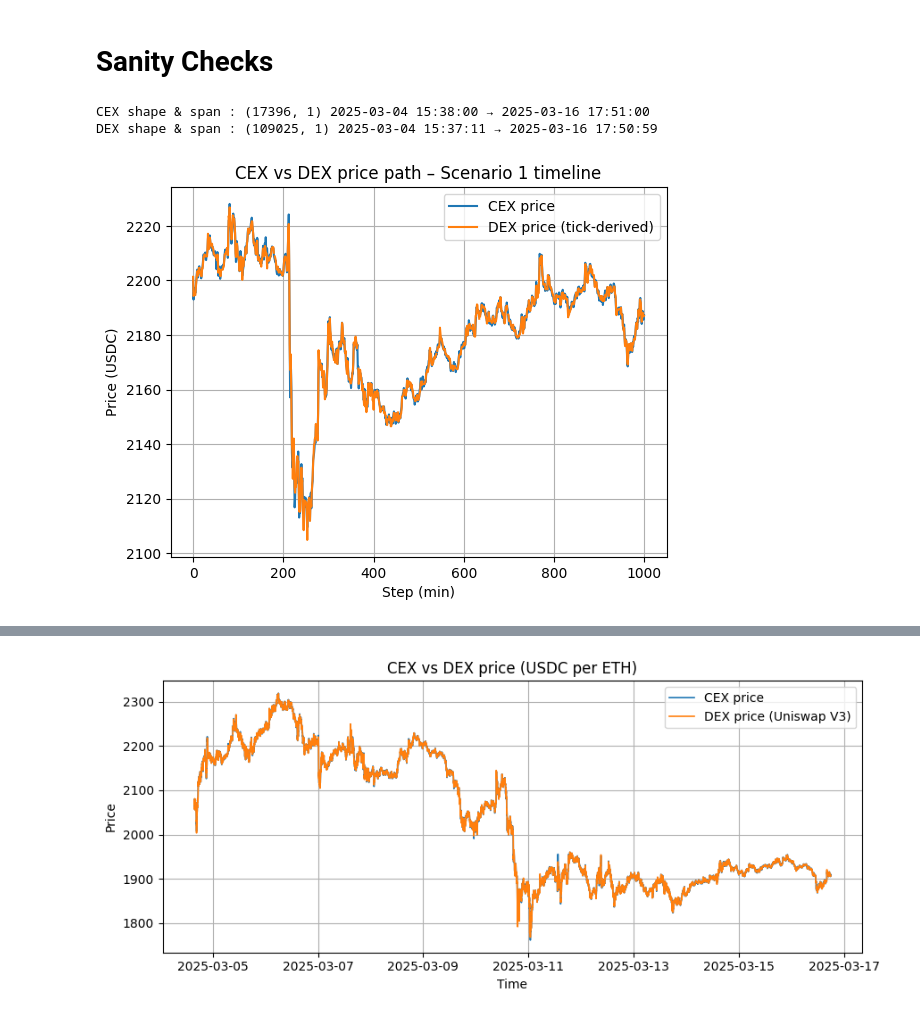
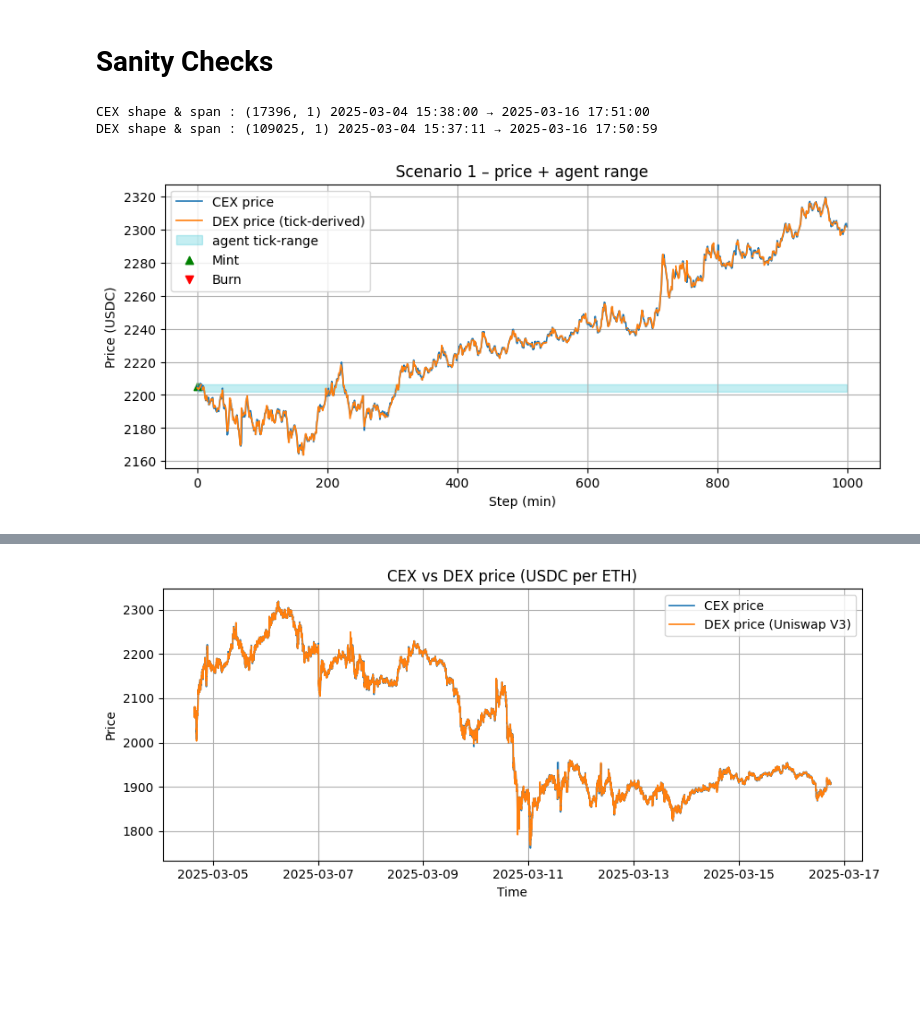
Before and after one commit to anejrozman/Machine-learning-finance-and-complex-systems, a Jupyter notebook: RL_experiment.ipynb, the cells around one changed output, grey strips where cells are left out. Saved outputs shown, nothing was run; the diff lists cells and outputs as text; code cells hidden in the pictures; blank space fills up the shorter version.

```diff
--- a/RL_experiment.ipynb
+++ b/RL_experiment.ipynb
@@ -255,16 +255,19 @@ def get_dex_price(env, ts):
     return tick_to_price(float(tick))
 
 
-def run_scenario(env, action_fn, show_progress: bool = True):
+### <<< NEW ----------------------------------------------------------------
+def run_scenario_with_band(env, action_fn, show_progress: bool = True):
     """
-    Roll the env with a user-supplied deterministic *action_fn(step)*.
-    If *show_progress* is True, display a tqdm bar.
+    Same as run_scenario, but also records:
+      • lower/upper price bounds of the agent's range
+      • mint & burn timestamps for plotting markers
     """
     obs, _ = env.reset()
     cex_px, dex_px, pnl = [], [], []
+    plow, phigh = [], []
+    mints_x, mints_y, burns_x, burns_y = [], [], [], []
+
     done, step = False, 0
-
-    # tqdm wrapper --------------------------------------------------------
     iterator = tqdm(total=env.EPISODE_LEN, desc="simulating episode",
                     disable=not show_progress, unit="step")
 
@@ -273,15 +276,45 @@ def run_scenario(env, action_fn, show_progress: bool = True):
         cex_px.append(env._eth_price(ts))
         dex_px.append(get_dex_price(env, ts))
 
+        pre_active = env.active
         action = action_fn(step)
         obs, reward, done, *_ = env.step(action)
+        post_active = env.active
         pnl.append(env.cumulative_pnl)
 
+        # range boundaries (only when active)
+        if post_active:
+            plow.append(tick_to_price(env.tick_l))
+            phigh.append(tick_to_price(env.tick_u))
+        else:
+            plow.append(np.nan)
+            phigh.append(np.nan)
+
+        # mint / burn markers
+        if (pre_active is False) and (post_active is True):
+            mints_x.append(step)
+            mints_y.append(cex_px[-1])
+        elif (pre_active is True) and (post_active is False):
+            burns_x.append(step)
+            burns_y.append(cex_px[-1])
+
         step += 1
-        iterator.update(1)      # advance the bar by one step
+        iterator.update(1)
 
     iterator.close()
-    return np.arange(step), np.array(cex_px), np.array(dex_px), np.array(pnl)
+    t_arr = np.arange(step)
+    return (t_arr, np.array(cex_px), np.array(dex_px), np.array(pnl),
+            np.array(plow), np.array(phigh),
+            np.array(mints_x), np.array(mints_y),
+            np.array(burns_x), np.array(burns_y))
+# -------------------------------------------------------------------------
+
+
+def run_scenario(env, action_fn, show_progress: bool = True):
+    """(kept for backward compatibility)"""
+    (t, cex_px, dex_px, pnl, *_extras) = run_scenario_with_band(
+        env, action_fn, show_progress)
+    return t, cex_px, dex_px, pnl
 
 
 
@@ -298,9 +331,12 @@ print("DEX shape & span :", base_env.lp_span.shape,
 # ----------------------- Scenario 1: mint-and-hold -----------------------
 def s1_action(step):
     """Mint at t=0 with width=10 and keep the position live."""
-    return np.array([1.0, 10.0], dtype=np.float32)  # engage = 1, width = 10
+    return np.array([1.0, np.random.randint(0, 5)], dtype=np.float32)  # engage = 1, width = 10
 
-t1, cex1, dex1, pnl1 = run_scenario(base_env, s1_action)
+(t1, cex1, dex1, pnl1,
+ plow1, phigh1,
+ mints1_x, mints1_y,
+ burns1_x, burns1_y) = run_scenario_with_band(base_env, s1_action)
 
 # ----------------------- Scenario 2: mint, burn, mint --------------------
 env2 = UniswapV3LPGymEnv(env_cfg, feat_num=12)
@@ -309,42 +345,64 @@ env2.EPISODE_LEN = 1_000
 def s2_action(step):
     """Mint (0-299), burn (300-499), mint again (500-999)."""
     if step in (0, 500):
-        return np.array([1.0, 10.0], dtype=np.float32)  # (re)mint
+        return np.array([1.0, np.random.randint(0, 5)], dtype=np.float32)  # (re)mint
     if 0 < step < 300 or step >= 500:
-        return np.array([1.0, 10.0], dtype=np.float32)  # keep active
+        return np.array([1.0, np.random.randint(0, 5)], dtype=np.float32)  # keep active
     return np.array([0.0, 0.0], dtype=np.float32)       # burn/idle
 
-t2, cex2, dex2, pnl2 = run_scenario(env2, s2_action)
+(t2, cex2, dex2, pnl2,
+ plow2, phigh2,
+ mints2_x, mints2_y,
+ burns2_x, burns2_y) = run_scenario_with_band(env2, s2_action)
+
 
 # ----------------------------- PLOTS -------------------------------------
-# (A) price comparison (same axis for both scenarios – they share dates)
-plt.figure()
-plt.plot(t1, cex1, label="CEX price")
-plt.plot(t1, dex1, label="DEX price (tick-derived)")
+# (A) price comparison + agent band – Scenario 1
+plt.figure(figsize=(10,4))
+plt.plot(t1, cex1, label="CEX price", linewidth=1.2)
+plt.plot(t1, dex1, label="DEX price (tick-derived)", linewidth=1.2)
+plt.fill_between(t1, plow1, phigh1, color="tab:cyan", alpha=0.25,
+                 label="agent tick-range")
+plt.scatter(mints1_x, mints1_y, marker="^", color="green", label="Mint")
+plt.scatter(burns1_x, burns1_y, marker="v", color="red", label="Burn")
 plt.xlabel("Step (min)")
 plt.ylabel("Price (USDC)")
-plt.title("CEX vs DEX price path – Scenario 1 timeline")
+plt.title("Scenario 1 – price + agent range")
 plt.legend()
 plt.grid(True)
 
 # (B) Scenario 1 cumulative PnL
-plt.figure()
+plt.figure(figsize=(6,3))
 plt.plot(t1, pnl1)
 plt.xlabel("Step (min)")
 plt.ylabel("PnL (USDC)")
 plt.title("Scenario 1: mint-and-hold cumulative PnL")
 plt.grid(True)
 
-# (C) Scenario 2 cumulative PnL
-plt.figure()
+# (C) price comparison + agent band – Scenario 2
+plt.figure(figsize=(10,4))
+plt.plot(t2, cex2, label="CEX price", linewidth=1.2)
+plt.plot(t2, dex2, label="DEX price (tick-derived)", linewidth=1.2)
+plt.fill_between(t2, plow2, phigh2, color="tab:cyan", alpha=0.25,
+                 label="agent tick-range")
+plt.scatter(mints2_x, mints2_y, marker="^", color="green", label="Mint")
+plt.scatter(burns2_x, burns2_y, marker="v", color="red", label="Burn")
+plt.xlabel("Step (min)")
+plt.ylabel("Price (USDC)")
+plt.title("Scenario 2 – price + agent range")
+plt.legend()
+plt.grid(True)
+
+# (D) Scenario 2 cumulative PnL
+plt.figure(figsize=(6,3))
 plt.plot(t2, pnl2)
 plt.xlabel("Step (min)")
 plt.ylabel("PnL (USDC)")
 plt.title("Scenario 2: mint → burn → mint cumulative PnL")
 plt.grid(True)
 
 plt.show()
 # %% [output]
 CEX shape & span : (17396, 1) 2025-03-04 15:38:00 → 2025-03-16 17:51:00
 DEX shape & span : (109025, 1) 2025-03-04 15:37:11 → 2025-03-16 17:50:59
-[figure, old version]
+[figure, new version]
```
Also changed, not shown: parts of 3 cells of this notebook, 2 other files.
